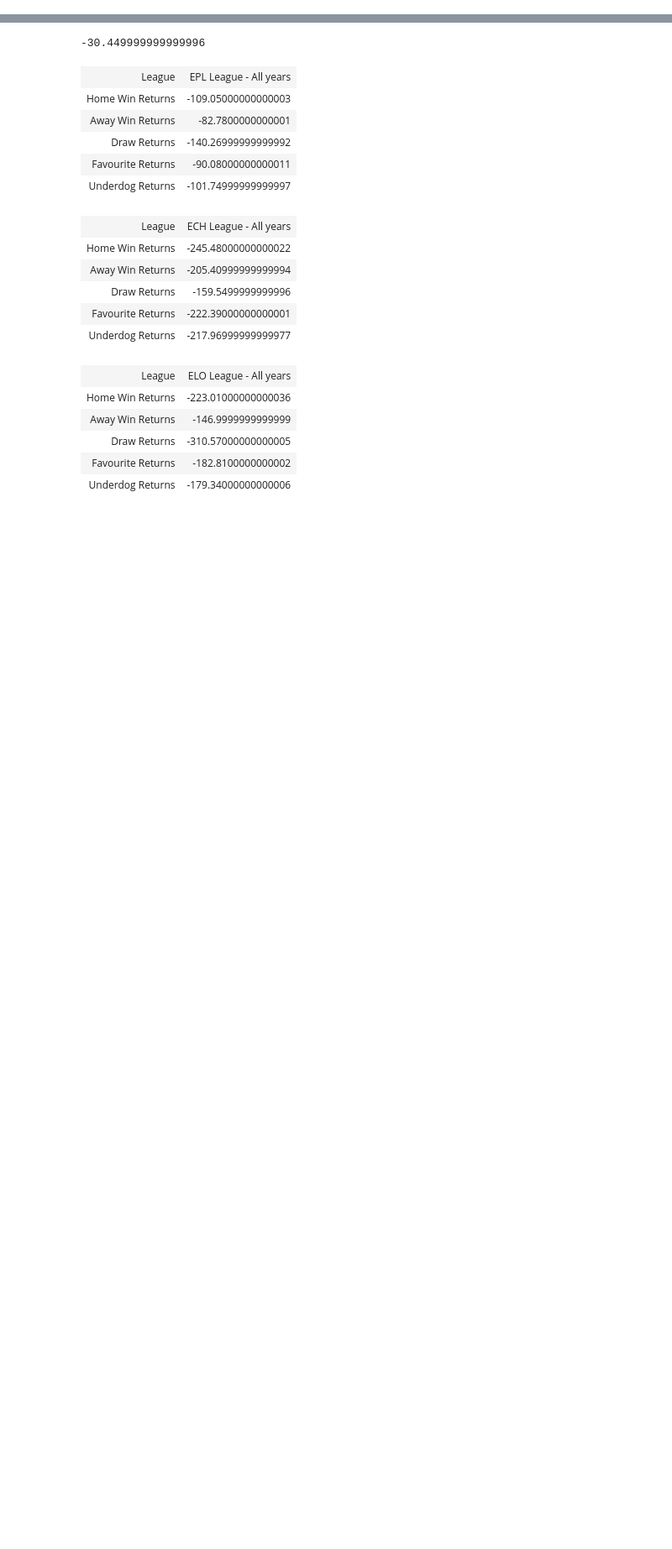
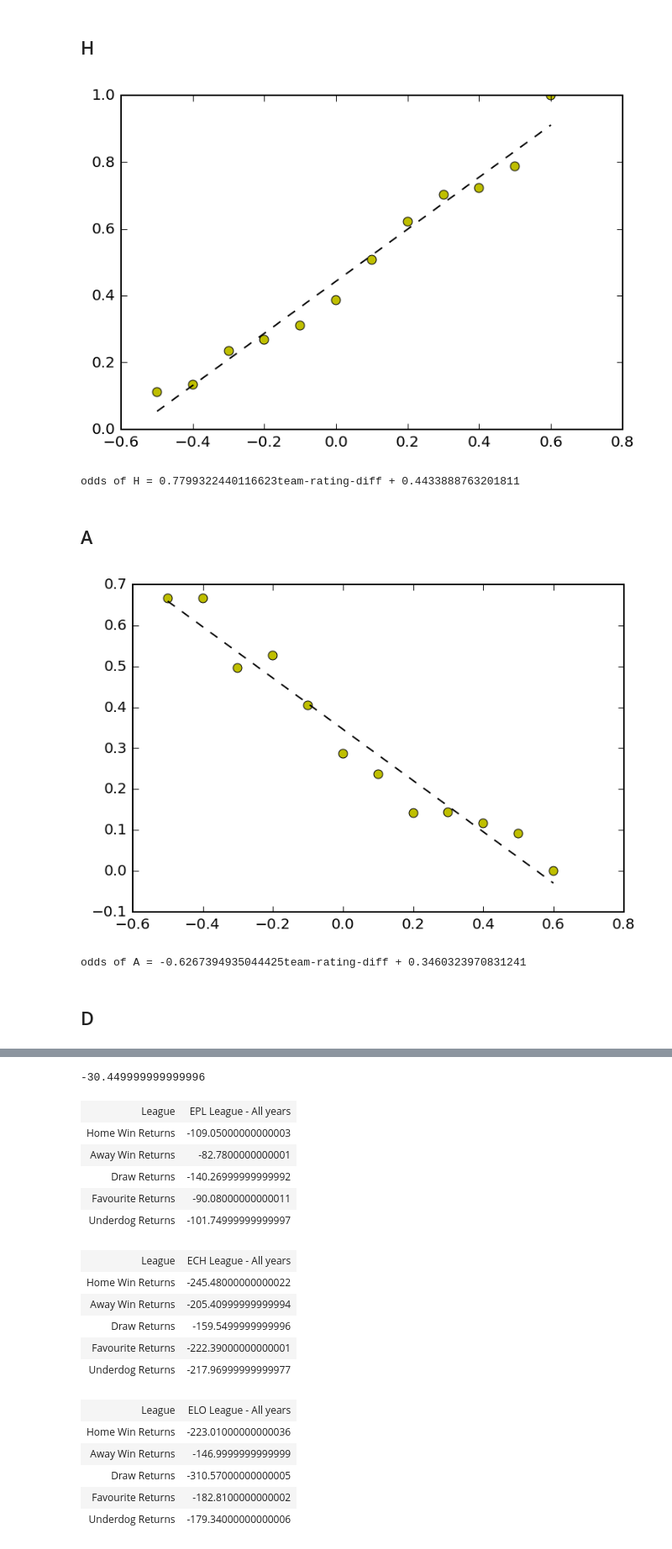
Before and after one commit to allanderek/football-analysis, a Jupyter notebook: betting-strategies.ipynb, the cells around one changed output, grey strips where cells are left out. Shown at 84% size. Cells and saved outputs as stored; diff of their text form; code cells hidden in the pictures; blank space fills up the shorter version.

Commit message:
Now predict odds with team rating and smooth function between the buckets rather than what was essentially steps between each (arbitrary) bucket.

```diff
--- a/betting-strategies.ipynb
+++ b/betting-strategies.ipynb
@@ -5,0 +10,35 @@ import collections
+# %%
+stat_analyser = league_analysis.HistoricalStatAnalyser('team_rating', leagues=league_analysis.all_epl_leagues)
+stat_analyser.analyse_leagues()
+def get_y(x, result):
+    bucket = stat_analyser.buckets[x]
+    proportions = stat_analyser.get_proportions(bucket)
+    return proportions[result]
+
+xs = [key for key in stat_analyser.bucket_keys
+      if sum(stat_analyser.buckets[key].values()) > 5]
+
+possible_results = ['H', 'A', 'D']
+result_ys = {result: [get_y(x, result) for x in xs] for result in possible_results}
+
+for result in possible_results:
+    display(HTML('<h2>{0}</h2>'.format(result)))
+    ys = result_ys[result]
+    fit = numpy.polyfit(xs,ys,1)
+    fit_fn = numpy.poly1d(fit)
+    # fit_fn is now a function which takes in x and returns an estimate for y
+
+    plot.plot(xs, ys, 'yo', xs, fit_fn(xs), '--k')
+    plot.show()
+    plot.close()
+    # plot.xlim(0, 5)
+    # plot.ylim(0, 12)
+    print("odds of {0} = {1}team-rating-diff + {2}".format(result, fit[0], fit[1]))
+# %% [output]
+H
+[figure, added]
+odds of H = 0.7799322440116623team-rating-diff + 0.4433888763201811
+A
+[figure, added]
+odds of A = -0.6267394935044425team-rating-diff + 0.3460323970831241
+D
```
Also changed, not shown: parts of 3 cells of this notebook, 1 other file.
